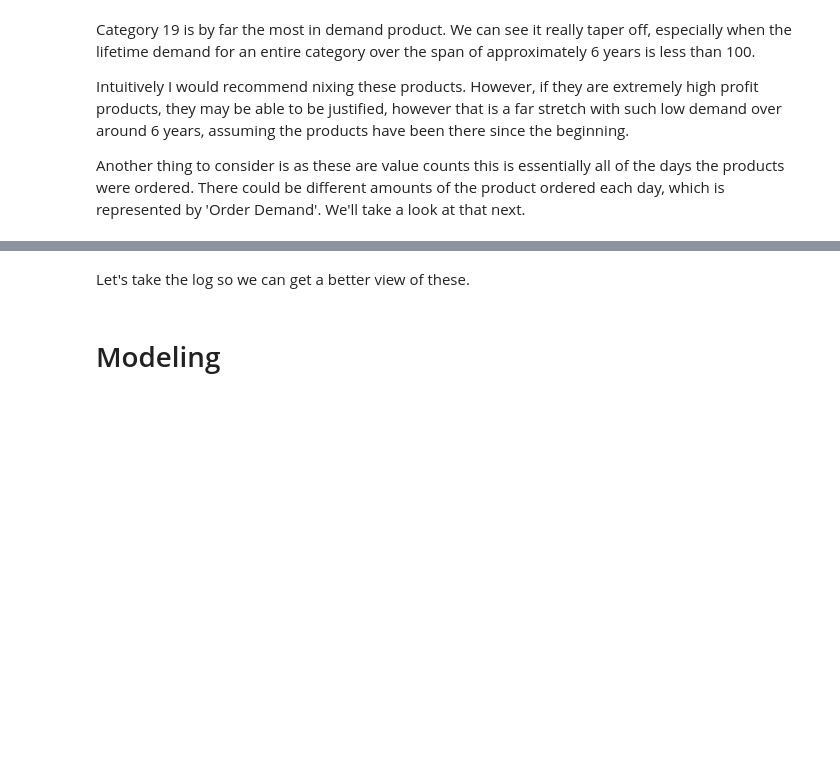
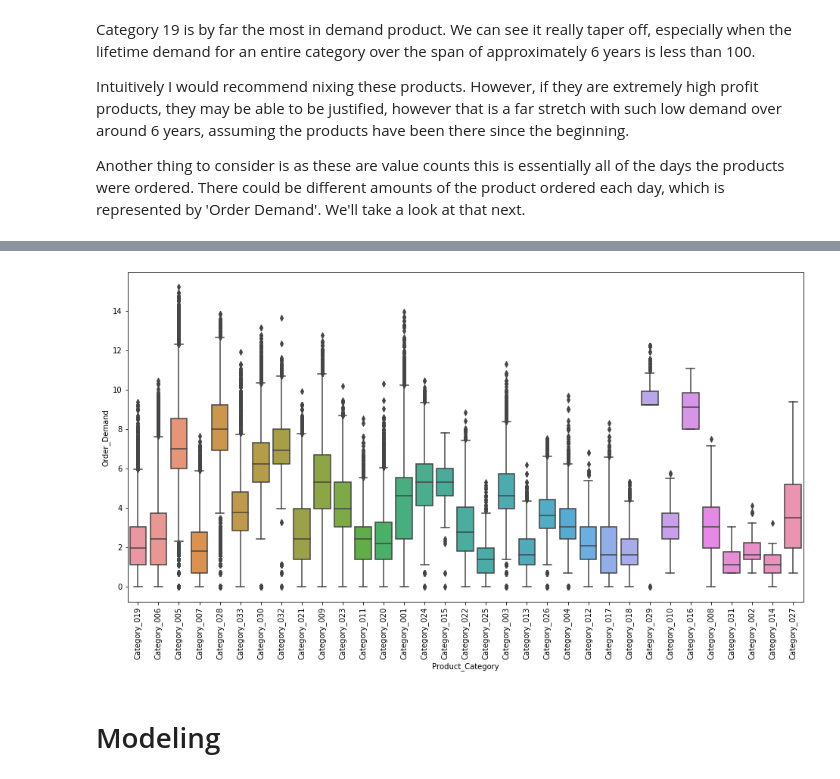
Before and after one commit to JessicaFB/Product-Demand-Forecasting, a Jupyter notebook: Product-Demand-Forecasting.ipynb, the cells around one changed output, grey strips where cells are left out. Cells and saved outputs as stored; diff of their text form; code cells hidden in the pictures; blank space fills up the shorter version.

Commit message:
Added category box plot however may remove.

```diff
--- a/Product-Demand-Forecasting.ipynb
+++ b/Product-Demand-Forecasting.ipynb
@@ -636,12 +654,0 @@ We can see all other categories are dwarfed by the demand for category 19. Let's
-# %%
-# Plot category 19 order demand vs. warehouse
-ts_df = ts_df.sort_values(by='Order_Demand', ascending=False)
-ts_df = ts_df.groupby(by='Order_Demand', ascending=False)
-
-sns.catplot('Order_Demand',
-            'Product_Category',
-            data=ts_df,
-            hue='Warehouse',
-            height=8,
-            alpha=0.5)
-plt.show()
@@ -661,11 +672,9 @@ cat19.groupby(by=cat19.Warehouse).sum()
 # %%
-# Plot a box plot of order demand by warehouse for the most
-# popular category of product
-
 # Set figure size
 plt.figure(figsize=(16,8))
 # Box plot
-sns.boxplot(y='Order_Demand', x='Warehouse', data=cat19)
+sns.boxplot(ts_df['Product_Category'], np.log1p(ts_df['Order_Demand']))
+plt.xticks(products, labels, rotation = 90)
 plt.show()
+# %% [output]
+[figure, added]
-# %% [markdown]
-Let's take the log so we can get a better view of these.
```
Also changed, not shown: parts of 30 cells of this notebook.
